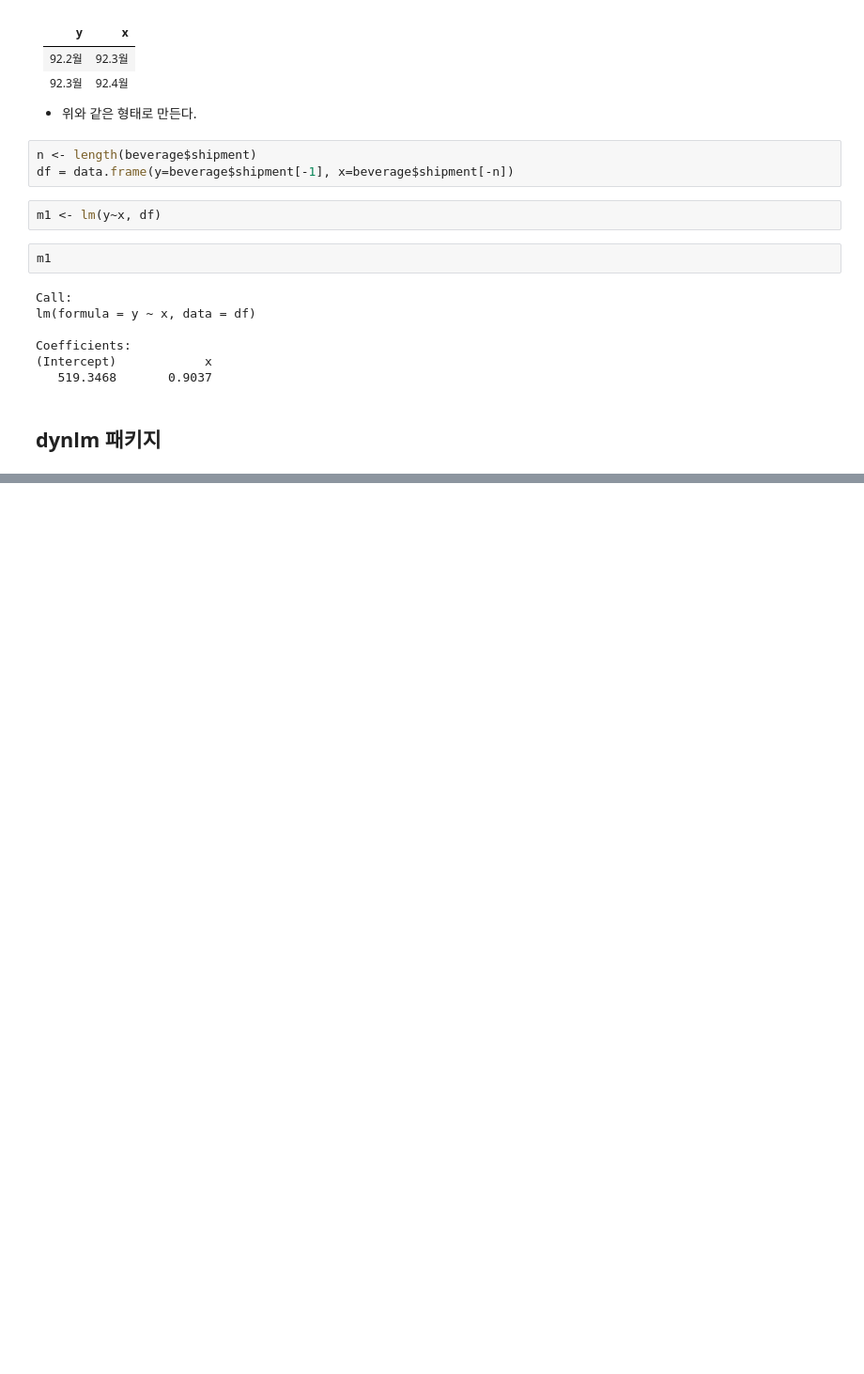
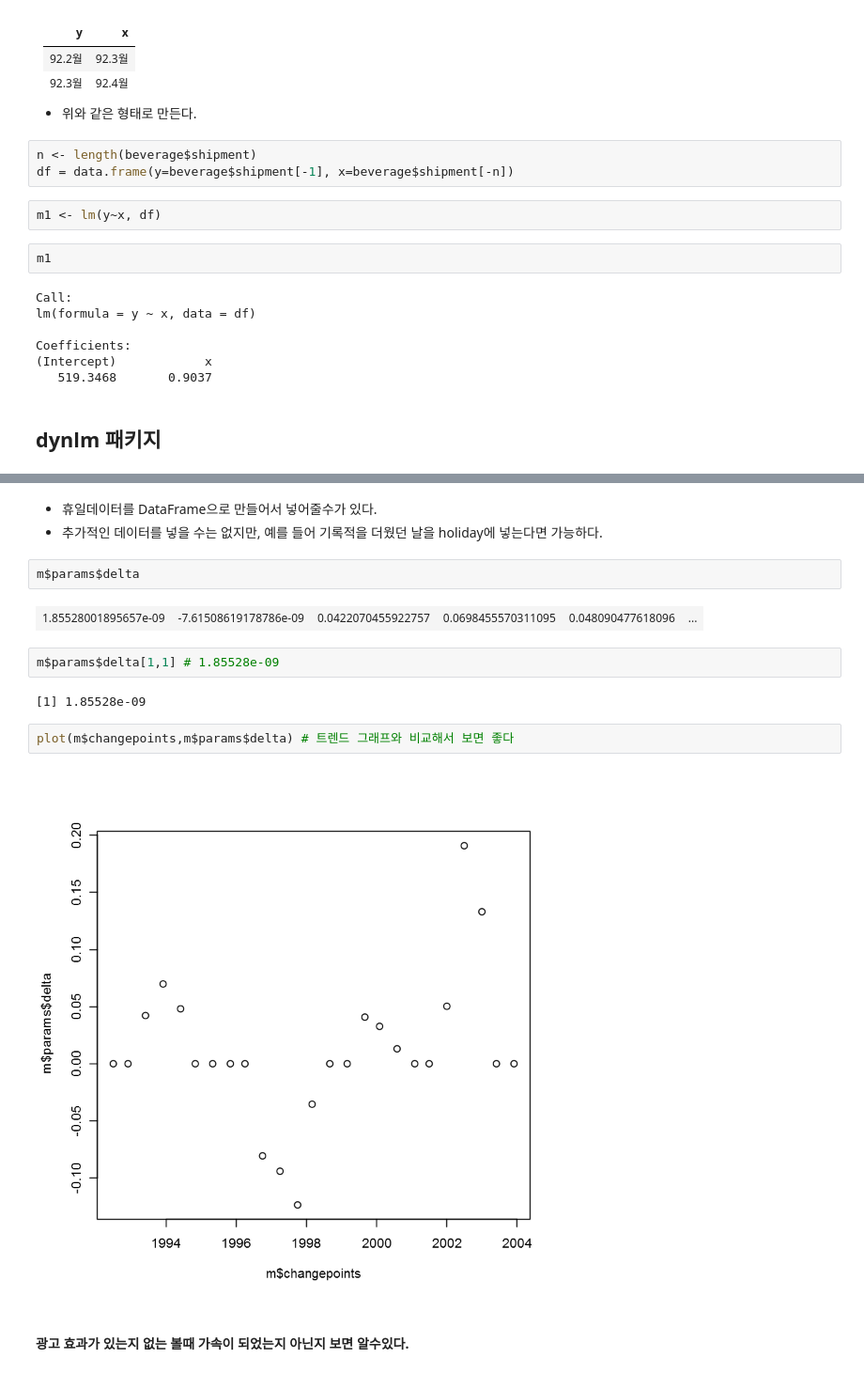
Before and after one commit to byungjun0689/DataScience, a Jupyter notebook: 4. KMU/Third Semester/04. DataScience Practice/02. TimeSeries/3. TimeSeries_Prophet.ipynb, the cells around one changed output, grey strips where cells are left out. Shown at 94% size. Drawn from its saved outputs; the diff is of its cells as text; blank space fills up the shorter version.

```diff
--- a/4. KMU/Third Semester/04. DataScience Practice/02. TimeSeries/3. TimeSeries_Prophet.ipynb
+++ b/4. KMU/Third Semester/04. DataScience Practice/02. TimeSeries/3. TimeSeries_Prophet.ipynb
@@ -84,0 +219,17 @@ ERROR: Error in library(dynlm): there is no package called 'dynlm'
+# %% [markdown]
+ - 휴일데이터를 DataFrame으로 만들어서 넣어줄수가 있다.
+ - 추가적인 데이터를 넣을 수는 없지만, 예를 들어 기록적을 더웠던 날을 holiday에 넣는다면 가능하다.
+# %%
+m$params$delta
+# %% [output]
+| 1.85528001895657e-09 | -7.61508619178786e-09 | 0.0422070455922757 | 0.0698455570311095 | 0.048090477618096 | ... |
+# %%
+m$params$delta[1,1] # 1.85528e-09
+# %% [output]
+[1] 1.85528e-09
+# %%
+plot(m$changepoints,m$params$delta) # 트렌드 그래프와 비교해서 보면 좋다
+# %% [output]
+[figure, added]
+# %% [markdown]
+#### 광고 효과가 있는지 없는 볼때 가속이 되었는지 아닌지 보면 알수있다.
```
Also changed, not shown: parts of 20 cells of this notebook, 18 other files.
